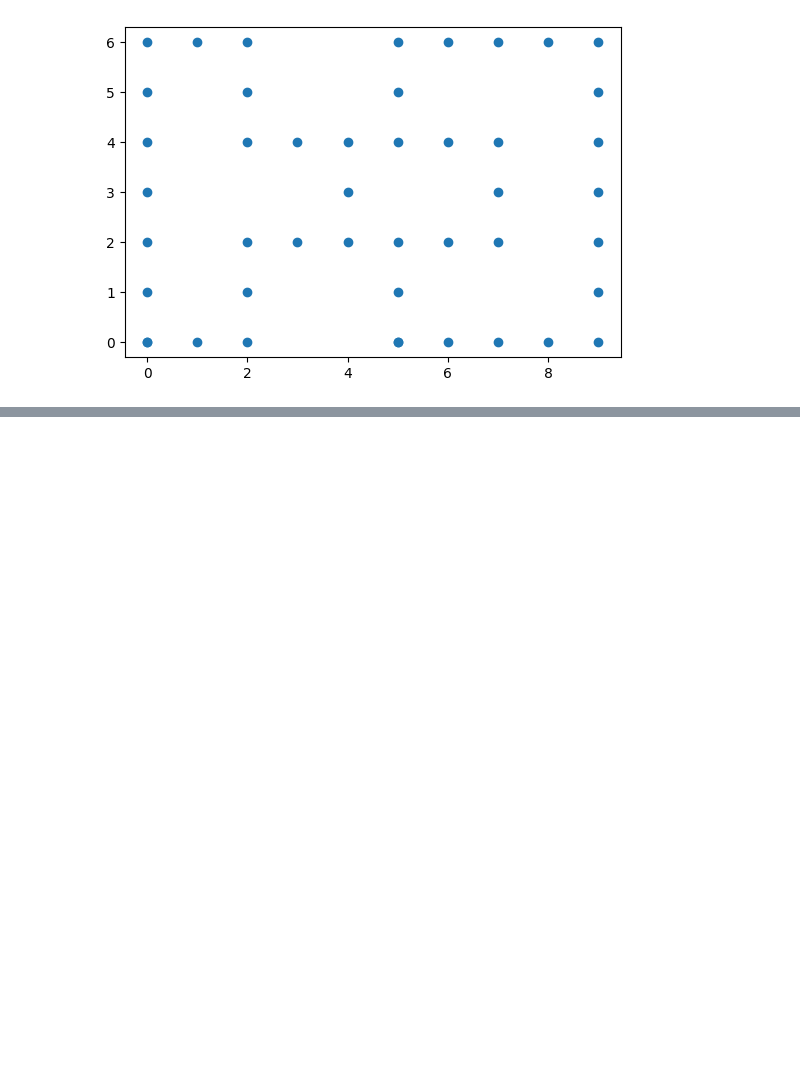
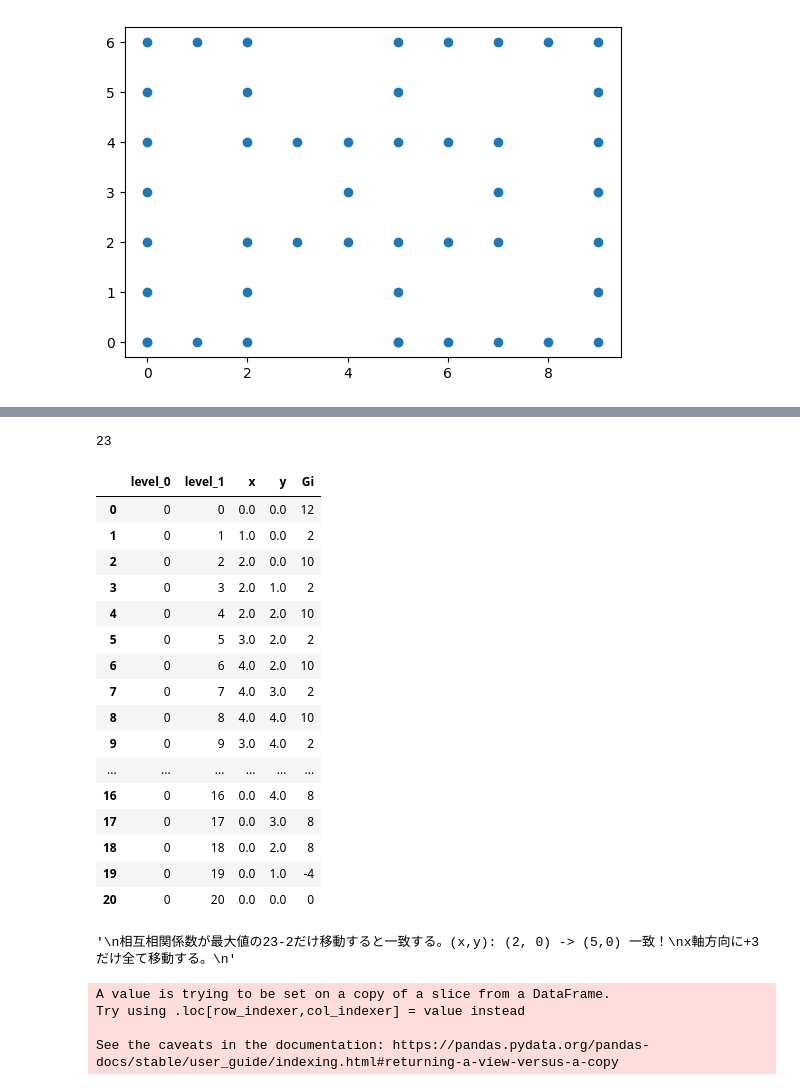
Before and after one commit to ryujun1117/Location_Infomation, a Jupyter notebook: 局所曲率符号化_実装検討_2.ipynb, the cells around one changed output, grey strips where cells are left out. Saved outputs shown, nothing was run; the diff lists cells and outputs as text; code cells hidden in the pictures; blank space fills up the shorter version.

```diff
--- a/局所曲率符号化_実装検討_2.ipynb
+++ b/局所曲率符号化_実装検討_2.ipynb
@@ -307,0 +324,42 @@ Q.
+# %%
+indices = np.argwhere(cross_corr == cross_corr.max())
+indices[0][0]  # ラグ13で最も相互相関係数が上昇する→13シフトすると輪郭の一致する部分が重なる。
+# %% [output]
+23
+# %%
+l0 = df_l0[["level_0", "level_1", "x", "y", "Gi"]]
+l1 = df_l1[["level_0", "level_1", "x", "y", "Gi"]].sort_values('level_1', ascending=False).reset_index(drop=True).reset_index(drop=False)
+# %%
+l0
+# %% [output]
+|  | level_0 | level_1 | x | y | Gi |
+| 0 | 0 | 0 | 0.0 | 0.0 | 12 |
+| 1 | 0 | 1 | 1.0 | 0.0 | 2 |
+| 2 | 0 | 2 | 2.0 | 0.0 | 10 |
+| 3 | 0 | 3 | 2.0 | 1.0 | 2 |
+| 4 | 0 | 4 | 2.0 | 2.0 | 10 |
+| 5 | 0 | 5 | 3.0 | 2.0 | 2 |
+| 6 | 0 | 6 | 4.0 | 2.0 | 10 |
+| 7 | 0 | 7 | 4.0 | 3.0 | 2 |
+| 8 | 0 | 8 | 4.0 | 4.0 | 10 |
+| 9 | 0 | 9 | 3.0 | 4.0 | 2 |
+| ... | ... | ... | ... | ... | ... |
+| 16 | 0 | 16 | 0.0 | 4.0 | 8 |
+| 17 | 0 | 17 | 0.0 | 3.0 | 8 |
+| 18 | 0 | 18 | 0.0 | 2.0 | 8 |
+| 19 | 0 | 19 | 0.0 | 1.0 | -4 |
+| 20 | 0 | 20 | 0.0 | 0.0 | 0 |
+# %%
+"""
+相互相関係数が最大値の23-2だけ移動すると一致する。(x,y): (2, 0) -> (5,0) 一致！
+x軸方向に+3だけ全て移動する。
+"""
+# %% [output]
+'\n相互相関係数が最大値の23-2だけ移動すると一致する。(x,y): (2, 0) -> (5,0) 一致！\nx軸方向に+3だけ全て移動する。\n'
+# %%
+df_l0["x"] = df_l0["x"] + 3
+# %% [output]
+A value is trying to be set on a copy of a slice from a DataFrame.
+Try using .loc[row_indexer,col_indexer] = value instead
+
+See the caveats in the documentation: https://pandas.pydata.org/pandas-docs/stable/user_guide/indexing.html#returning-a-view-versus-a-copy
```
Also changed, not shown: parts of 13 cells of this notebook.
